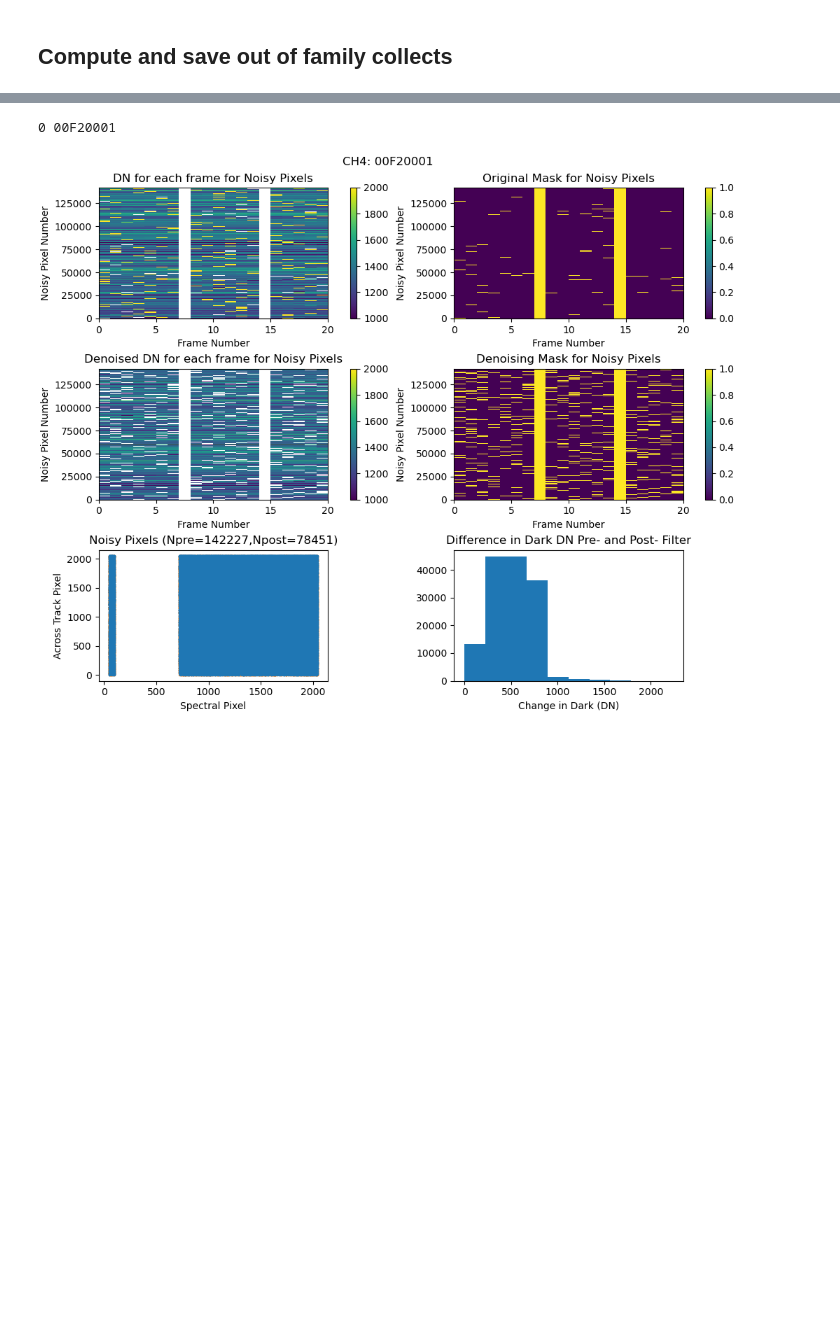
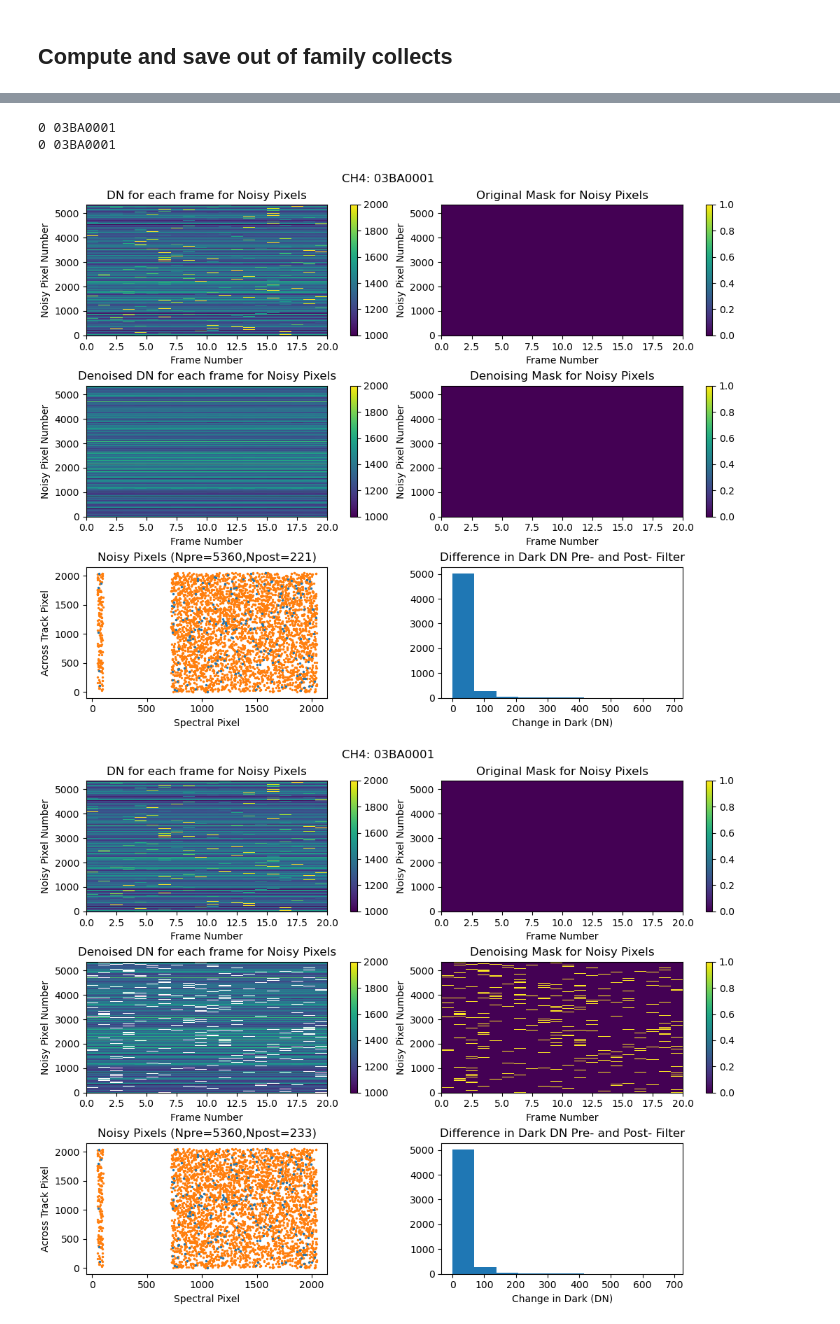
Before and after one commit to seancrowell/methanesat, a Jupyter notebook: darks/denoise_darks.ipynb, the cells around one changed output, grey strips where cells are left out. Drawn from its saved outputs; the diff is of its cells as text; code cells hidden in the pictures; blank space fills up the shorter version.

Commit message:
updated for filtering

```diff
--- a/darks/denoise_darks.ipynb
+++ b/darks/denoise_darks.ipynb
@@ -131,9 +158,9 @@ def denoise(dn=None,thresh=1.5,pf_bp=None,filter='median'):
 # %%
-for ifi,fname in enumerate(noisy_ch4_files[:1]):
+for ifi,fname in enumerate(noisy_ch4_files[10:11]):
     collect_id = str(fname).split('/')[3]
     print(f'{ifi} {collect_id}')
     dn = Dataset(fname)['Frame/PixelData'][:]
-    bp_c,new_bp,denoised_dn = denoise(dn,pf_bp=ch4_bp)
+    bp_c,new_bp,denoised_dn = denoise_replace_values(dn,pf_bp=ch4_bp)
 
     plt.close('all')
     fig,axs = plt.subplots(3,2,figsize=(10,8),layout='constrained')
@@ -157,33 +184,89 @@ for ifi,fname in enumerate(noisy_ch4_files[:1]):
     plt.colorbar(g,ax=ax)
     ax.set_title('Denoised DN for each frame for Noisy Pixels')
     ax.set_ylabel('Noisy Pixel Number')
     ax.set_xlabel('Frame Number')
 
     ax = axs[1,1]
     g = ax.pcolormesh(denoised_dn.mask[:,y,x].T);
     plt.colorbar(g,ax=ax)
     ax.set_title('Denoising Mask for Noisy Pixels')
     ax.set_ylabel('Noisy Pixel Number')
     ax.set_xlabel('Frame Number')
 
     ax = axs[2,0]
     y,x = np.where(bp_c['noisy'])
     g = ax.scatter(x,y,c='tab:orange',s=2);
     y,x = np.where(new_bp['noisy'])
     g = ax.scatter(x,y,c='tab:blue',s=2);
     ax.set_title(f'Noisy Pixels (Npre={int(bp_c["noisy"].sum())},Npost={int(new_bp["noisy"].sum())})')
     ax.set_ylabel('Across Track Pixel')
     ax.set_xlabel('Spectral Pixel')
 
     ax = axs[2,1]
     y,x = np.where(bp_c['noisy'])
     ax.hist(dn[:,y,x].mean(0)-denoised_dn[:,y,x].mean(0))#,np.arange(len(y)))
     ax.set_title('Difference in Dark DN Pre- and Post- Filter')
     ax.set_xlabel('Change in Dark (DN)')
     #ax.set_ylabel('Noisy Pixel Number')
 
     fig.suptitle(f'CH4: {collect_id}')
-    fig.savefig(f'figs/bad_pixel_maps/outlier_drops/ch4/ch4_{collect_id}_noisy_panel.png')
+    fig.savefig(f'figs/bad_pixel_maps/outlier_drops/ch4/ch4_{collect_id}_noisy_panel_val_replace.png')
+
+    collect_id = str(fname).split('/')[3]
+    print(f'{ifi} {collect_id}')
+    dn = Dataset(fname)['Frame/PixelData'][:]
+    bp_c,new_bp,denoised_dn = denoise_replace_mask(dn,pf_bp=ch4_bp)
+
+    fig,axs = plt.subplots(3,2,figsize=(10,8),layout='constrained')
+    ax = axs[0,0]
+    y,x = np.where(bp_c['noisy'])
+    g = ax.pcolormesh(dn[:,y,x].T,vmin=1000,vmax=2000);
+    plt.colorbar(g,ax=ax)
+    ax.set_title('DN for each frame for Noisy Pixels')
+    ax.set_ylabel('Noisy Pixel Number')
+    ax.set_xlabel('Frame Number')
+
+    ax = axs[0,1]
+    g = ax.pcolormesh(dn.mask[:,y,x].T)#,vmin=1000,vmax=2000);
+    plt.colorbar(g,ax=ax)
+    ax.set_title('Original Mask for Noisy Pixels')
+    ax.set_ylabel('Noisy Pixel Number')
+    ax.set_xlabel('Frame Number')
+
+    ax = axs[1,0]
+    g = ax.pcolormesh(denoised_dn[:,y,x].T,vmin=1000,vmax=2000);
+    plt.colorbar(g,ax=ax)
+    ax.set_title('Denoised DN for each frame for Noisy Pixels')
+    ax.set_ylabel('Noisy Pixel Number')
+    ax.set_xlabel('Frame Number')
+
+    ax = axs[1,1]
+    g = ax.pcolormesh(denoised_dn.mask[:,y,x].T);
+    plt.colorbar(g,ax=ax)
+    ax.set_title('Denoising Mask for Noisy Pixels')
+    ax.set_ylabel('Noisy Pixel Number')
+    ax.set_xlabel('Frame Number')
+
+    ax = axs[2,0]
+    y,x = np.where(bp_c['noisy'])
+    g = ax.scatter(x,y,c='tab:orange',s=2);
+    y,x = np.where(new_bp['noisy'])
+    g = ax.scatter(x,y,c='tab:blue',s=2);
+    ax.set_title(f'Noisy Pixels (Npre={int(bp_c["noisy"].sum())},Npost={int(new_bp["noisy"].sum())})')
+    ax.set_ylabel('Across Track Pixel')
+    ax.set_xlabel('Spectral Pixel')
+
+    ax = axs[2,1]
+    y,x = np.where(bp_c['noisy'])
+    ax.hist(dn[:,y,x].mean(0)-denoised_dn[:,y,x].mean(0))#,np.arange(len(y)))
+    ax.set_title('Difference in Dark DN Pre- and Post- Filter')
+    ax.set_xlabel('Change in Dark (DN)')
+    #ax.set_ylabel('Noisy Pixel Number')
+
+    fig.suptitle(f'CH4: {collect_id}')
+    fig.savefig(f'figs/bad_pixel_maps/outlier_drops/ch4/ch4_{collect_id}_noisy_panel_mask_replace.png')
 # %% [output]
-0 00F20001
+0 03BA0001
+0 03BA0001
-[figure, old version]
+[figure, new version]
+[figure, added]
```
Also changed, not shown: parts of 11 cells of this notebook, 5 other files.
